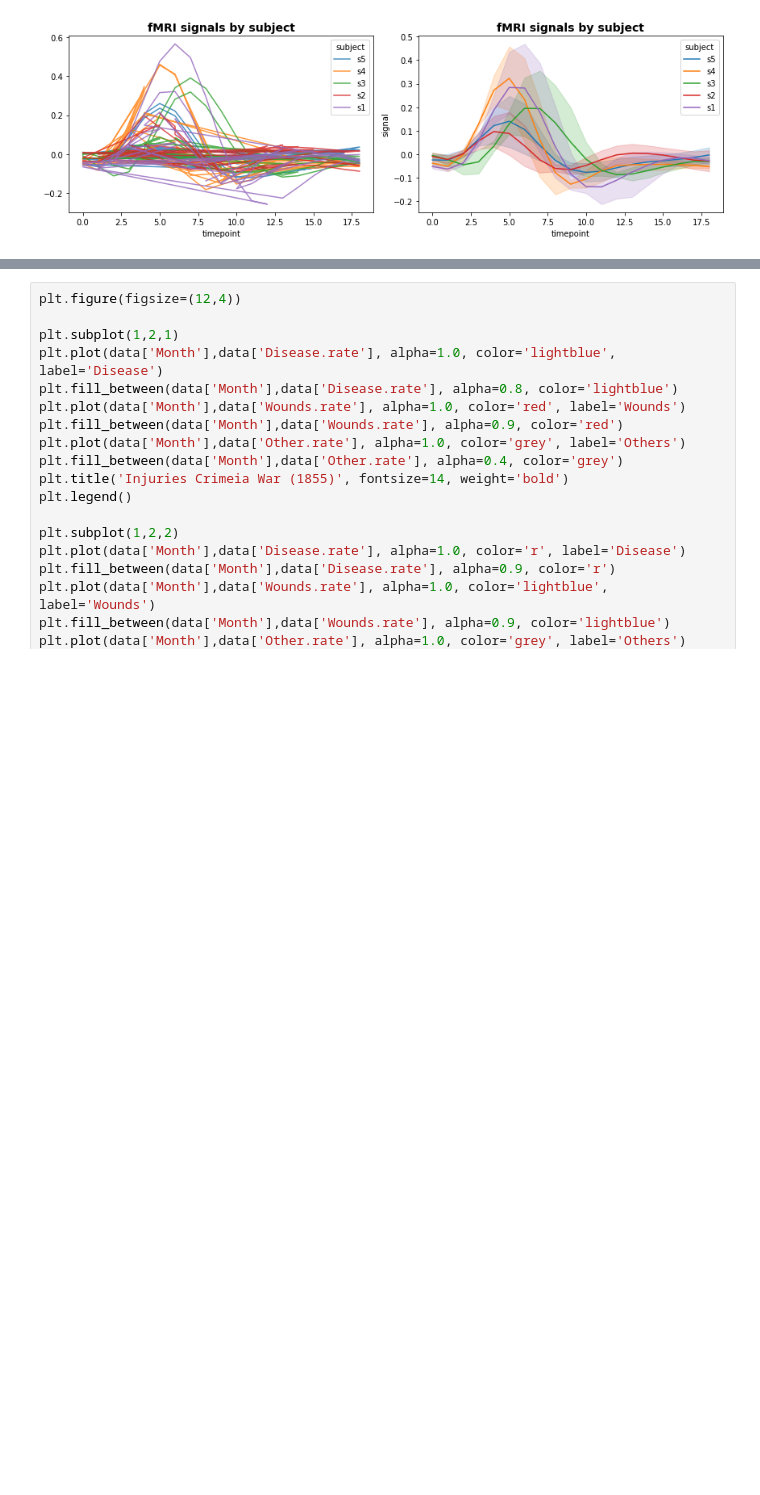
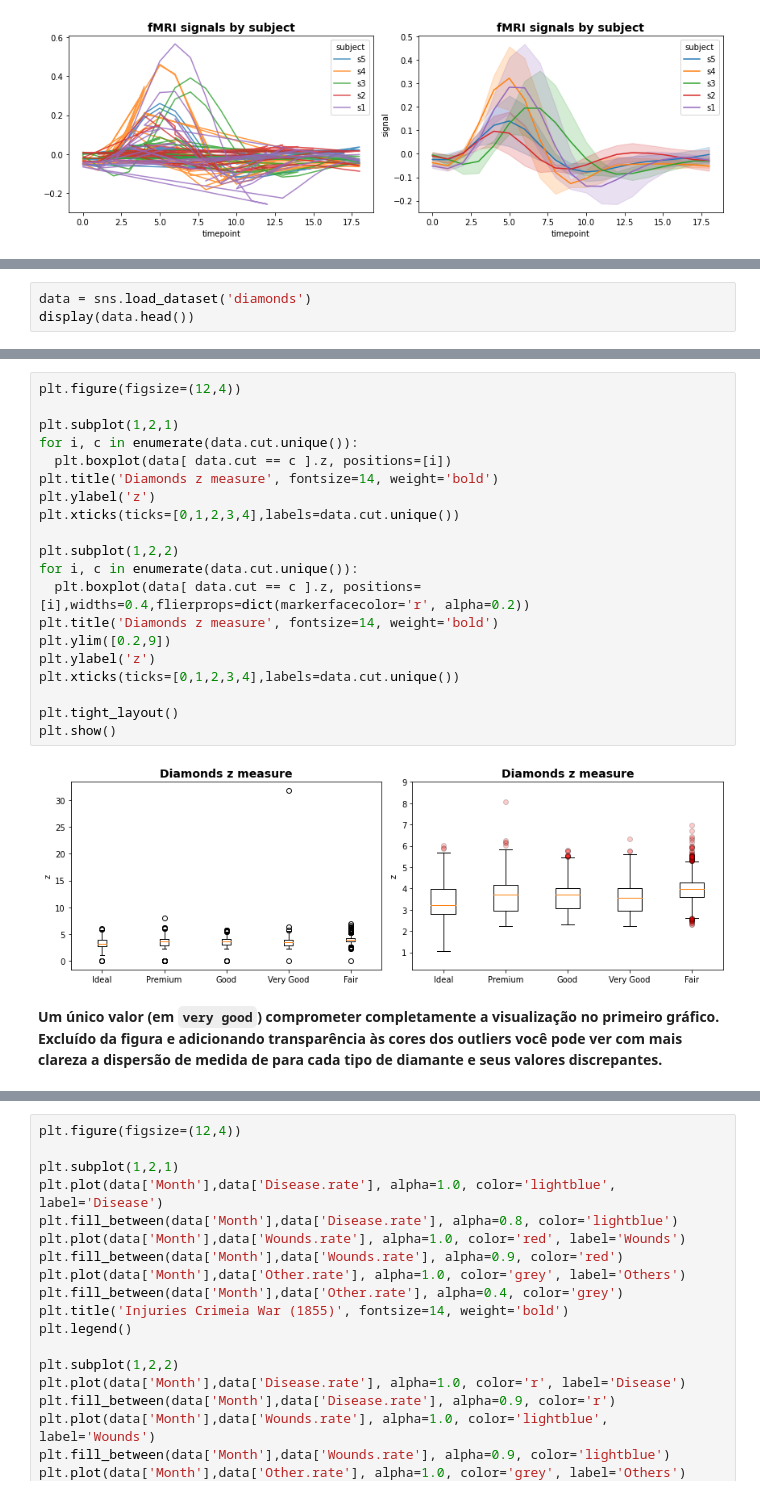
Before and after one commit to Rogerio-mack/Visualizacao-de-Dados-em-Python, a Jupyter notebook: c7_parte_1.ipynb, the cells around one changed output, grey strips where cells are left out. Cells and saved outputs as stored; diff of their text form; blank space fills up the shorter version.

```diff
--- a/c7_parte_1.ipynb
+++ b/c7_parte_1.ipynb
@@ -186,0 +283,3 @@ plt.show()
+# %%
+data = sns.load_dataset('diamonds')
+display(data.head())
@@ -186,0 +293,24 @@ plt.show()
+# %%
+plt.figure(figsize=(12,4))
+
+plt.subplot(1,2,1)
+for i, c in enumerate(data.cut.unique()):
+  plt.boxplot(data[ data.cut == c ].z, positions=[i])
+plt.title('Diamonds z measure', fontsize=14, weight='bold')
+plt.ylabel('z')
+plt.xticks(ticks=[0,1,2,3,4],labels=data.cut.unique())
+
+plt.subplot(1,2,2)
+for i, c in enumerate(data.cut.unique()):
+  plt.boxplot(data[ data.cut == c ].z, positions=[i],widths=0.4,flierprops=dict(markerfacecolor='r', alpha=0.2))
+plt.title('Diamonds z measure', fontsize=14, weight='bold')
+plt.ylim([0.2,9])
+plt.ylabel('z')
+plt.xticks(ticks=[0,1,2,3,4],labels=data.cut.unique())
+
+plt.tight_layout()
+plt.show()
+# %% [output]
+[figure, added]
+# %% [markdown]
+**Um único valor (em `very good`) comprometer completamente a visualização no primeiro gráfico. Excluído da figura e adicionando transparência às cores dos outliers você pode ver com mais clareza a dispersão de medida de para cada tipo de diamante e seus valores discrepantes.**
```
Also changed, not shown: parts of 30 cells of this notebook.
